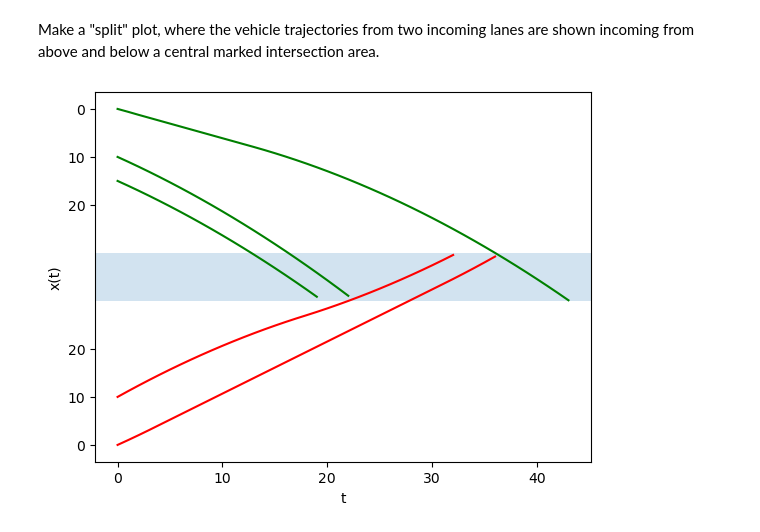
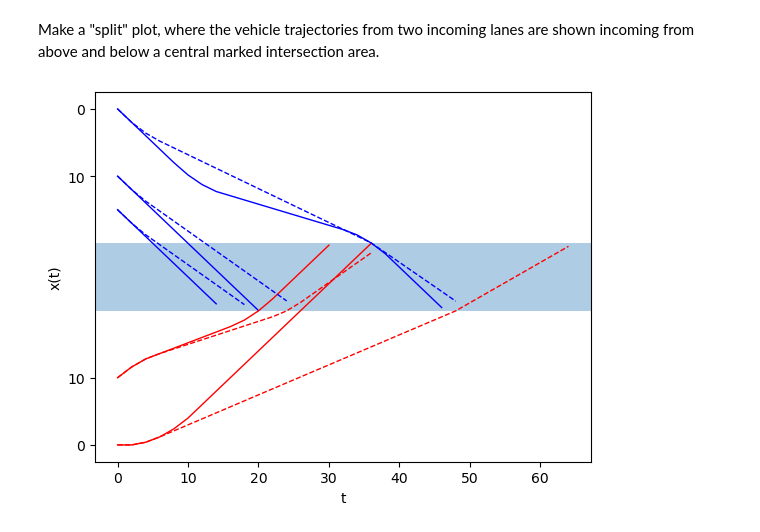
Before and after one commit to jeroenvanriel/traffic-scheduling, a Jupyter notebook: motion/direct_transcription_general.ipynb, the cells around one changed output. Cells and saved outputs as stored; diff of their text form; code cells hidden in the pictures.

Commit message:
add motion folder

```diff
--- a/motion/direct_transcription_general.ipynb
+++ b/motion/direct_transcription_general.ipynb
@@ -123,0 +127,14 @@ Documentation: mp.ampl.com/modeling-tools.html#automatic-solution-check.
+# %%
+instance = {
+    'vmax': 1, 'amin': -0.1, 'amax': 0.1,
+    'p0': [[15, 10,  0], [10,  0]],
+    'v0': [[1, 1, 1], [0.8, 0]],
+    'L': 20,
+    'H': 30,
+    'T': 35,
+    'dt': 2,
+}
+
+p1 = solve(instance, objective="energy1")
+p2 = solve(instance, objective="energy2")
+# p3 = solve(instance, objective="delay")
@@ -124,29 +156,46 @@ Documentation: mp.ampl.com/modeling-tools.html#automatic-solution-check.
 # %% [markdown]
 Make a "split" plot, where the vehicle trajectories from two incoming lanes are shown incoming from above and below a central marked intersection area.
 # %%
-fig, ax = plt.subplots()
-ax.set_xlabel('t')
-ax.set_ylabel('x(t)')
-# plot the intersection region
-plt.axhspan(instance['L'], instance['H'], alpha=0.2)
+def plot(p, T, dt, ax=None, style={}):
+    if ax is None:
+        _, ax = plt.subplots()
+    ax.set_xlabel('t')
+    ax.set_ylabel('x(t)')
+    # plot the intersection region
+    plt.axhspan(instance['L'], instance['H'], alpha=0.2)
 
-# split axis and invert ticks
-step = 10
-ticks = np.arange(0, instance['L'], step)
-double_ticks = np.concat([ticks, instance['H'] + step + np.flip(ticks)])
-labels = np.concat([ticks, ticks])
-plt.yticks(ticks=double_ticks, labels=labels)
+    # y-ticks: split axis and invert ticks
+    step = 10
+    ticks = np.arange(0, instance['L'], step)
+    double_ticks = np.concatenate([ticks, instance['H'] + step + np.flip(ticks)])
+    labels = np.concatenate([ticks, ticks])
+    plt.yticks(ticks=double_ticks, labels=labels)
 
-for index, df in p.groupby(['index0', 'index1']):
-    l = index[0]
-    k = index[1]
-    if l == 2:
-        plt.plot(df[df < instance['H']].to_numpy(), color='r')
-    elif l == 1:
-        offset = (instance['H'] + instance['L']) / 2
-        plt.plot(2*offset - df[df < instance['H']].to_numpy(), color='g')
+    # x-ticks: translate grid indices into actual times
+    labels = np.arange(0, T*dt + 1, 10)
+    ticks = labels / dt
+    plt.xticks(ticks=ticks, labels=[int(i) for i in labels])
 
-plt.savefig('motion/trajectories_general.pdf')
-plt.show()
+    for index, df in p.groupby(['index0', 'index1']):
+        l = index[0]
+        k = index[1]
+        if l == 2:
+            plt.plot(df[df <= instance['H']].to_numpy(), color='r', linewidth=1, **style)
+        elif l == 1:
+            offset = (instance['H'] + instance['L']) / 2
+            plt.plot(2*offset - df[df <= instance['H']].to_numpy(), color='b', linewidth=1, **style)
-# %% [output]
-[figure, removed]
+# %%
+fig, ax = plt.subplots()
+plot(p1, instance['T'], instance['dt'], ax=ax)
+plot(p2, instance['T'], instance['dt'], ax=ax, style={'linestyle': 'dashed'})
+# plot(p3, instance['T'], instance['dt'], ax=ax)
+
+# fig, ax = plt.subplots()
+# ax.yaxis.tick_right()
+# ax.yaxis.set_label_position("right")
+# plot(p2, instance['T'], instance['dt'], ax=ax)
+
+plt.savefig('motion/trajectories_general.pdf')
+# plt.show()
+# %% [output]
+[figure, added]
```
Also changed, not shown: parts of 3 cells of this notebook, 15 other files.
